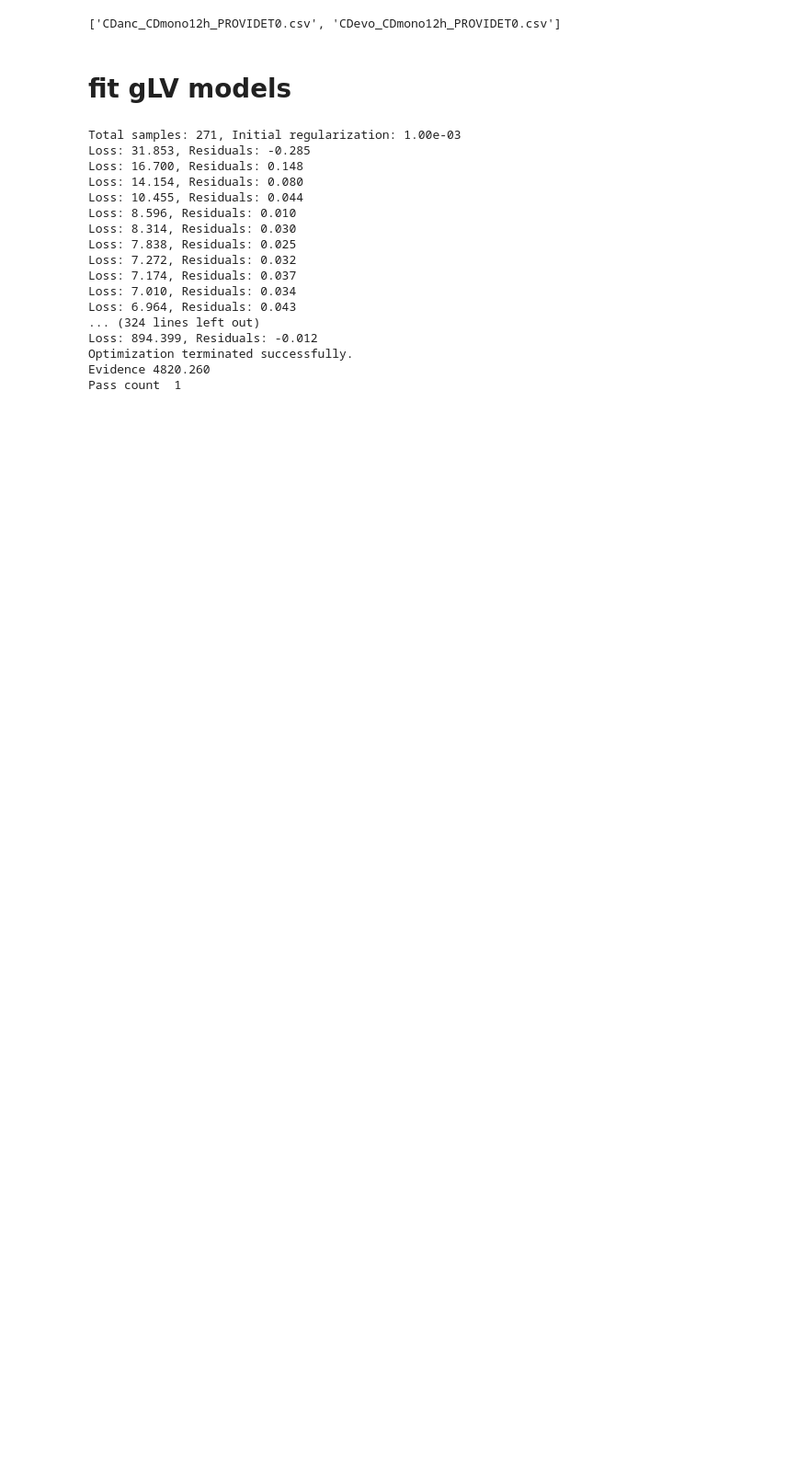
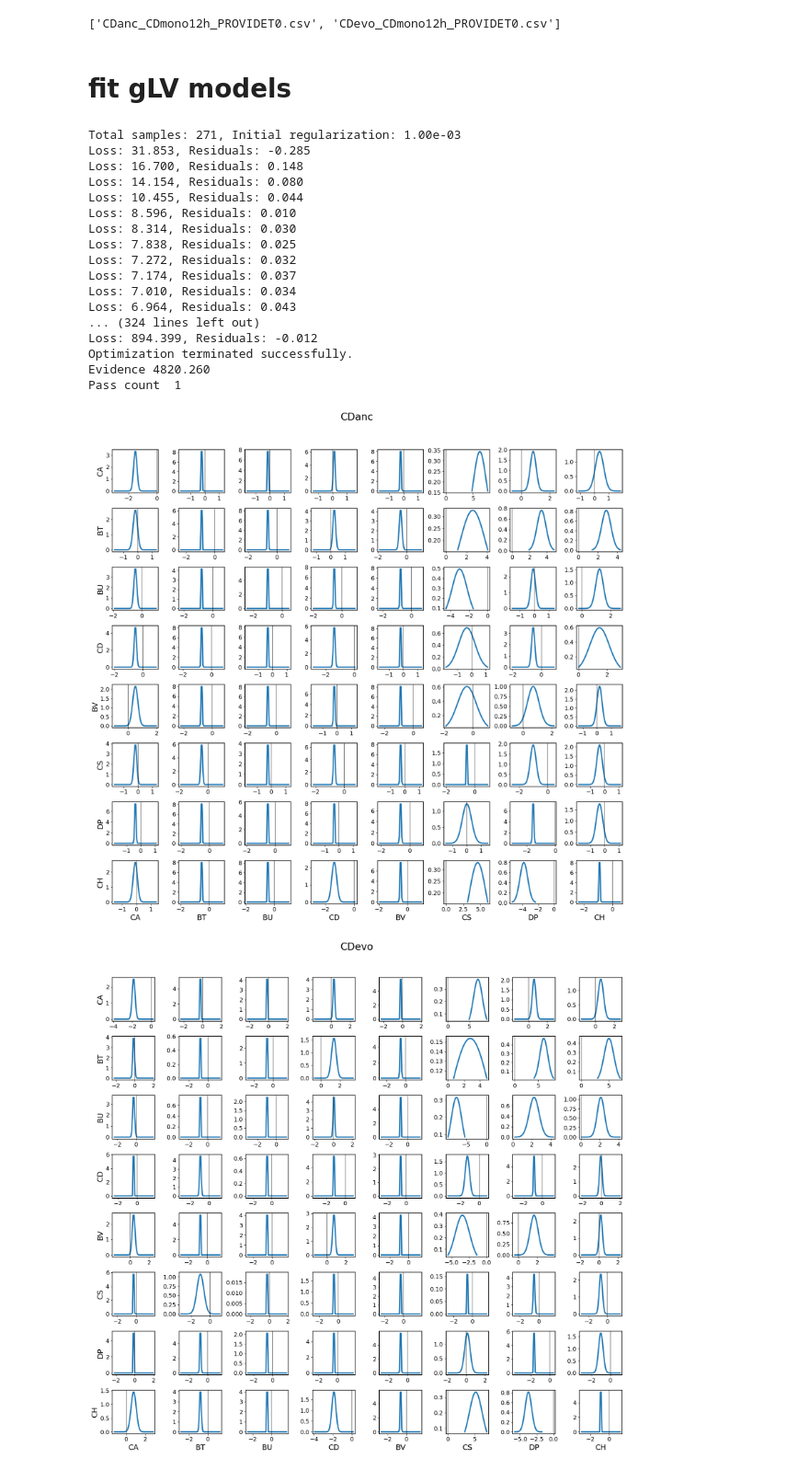
Before and after one commit to VenturelliLab/Sulaiman_et_al_2024_Evolution, a Jupyter notebook: BayesGLV/Fit gLV.ipynb, the cells around one changed output. Shown at 92% size. Saved outputs shown, nothing was run; the diff lists cells and outputs as text; code cells hidden in the pictures; blank space fills up the shorter version.

Commit message:
params

```diff
--- a/BayesGLV/Fit gLV.ipynb
+++ b/BayesGLV/Fit gLV.ipynb
@@ -133,7 +133,7 @@ for file in files:
     species = df.columns.values[2:]
 
     # save to df
-    param_df = pd.read_csv("params/SET3/"+strain+".csv")
+    param_df = pd.read_csv("params/"+strain+".csv")
 
     # list of parameter names
     param_names = []
@@ -143,30 +143,33 @@ for file in files:
     param_names = list(species) + param_names
 
     # plot parameter distribution
     n_species = len(species)
     Avec = param_df["Param value"].values[n_species:]
     Aij_std = param_df["Param stdv"].values[n_species:]
 
     plt.figure(figsize=(18,18))
     # set counter for parameter std.
     k = 0
 
     for i in range(n_species):
         for j in range(n_species):
             plt.subplot(n_species, n_species, k+1)
             a = np.linspace(Avec[k]-np.std(Avec), Avec[k]+np.std(Avec))
             plt.plot(a, norm.pdf(a,Avec[k],Aij_std[k]), linewidth=3)
             plt.axvline(x=0, c='k', alpha=.5)
             k += 1
             if j == 0:
                 plt.ylabel(species[i], fontsize=18)
             if i == n_species-1:
                 plt.xlabel(species[j], fontsize=18)
 
             plt.xticks(fontsize=14)
             plt.yticks(fontsize=14)
 
     plt.suptitle(strain, fontsize=24)
     plt.tight_layout(rect=[0, 0.03, 1, 0.95])
     plt.savefig("params/SET3/"+strain+".pdf")
     plt.show()
+# %% [output]
+[figure, added]
+[figure, added]
```
Also changed, not shown: 2 other files.
